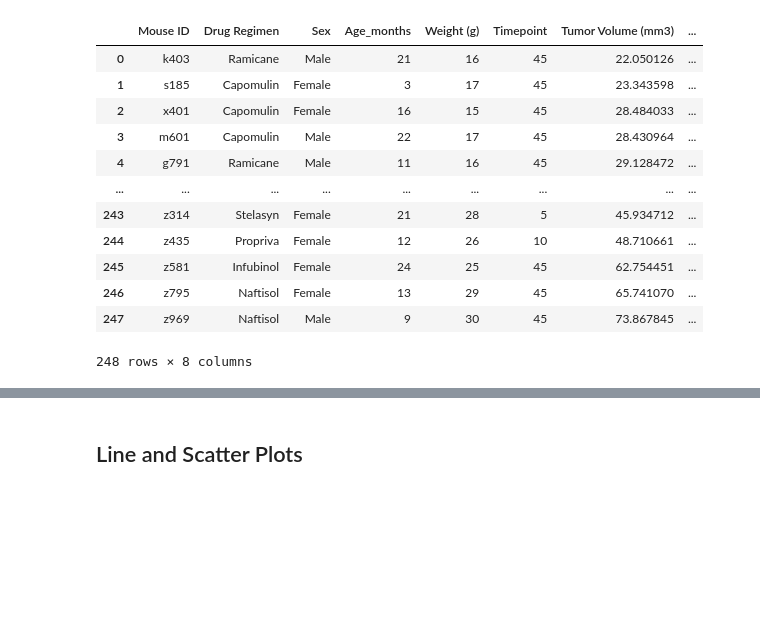
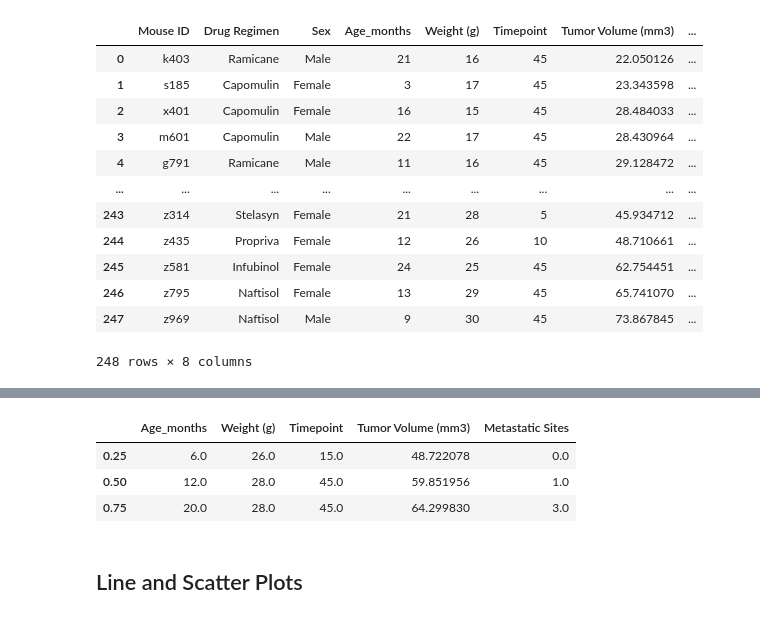
Before and after one commit to zpoeschl/matplotlib-challenge, a Jupyter notebook: Pymaceuticals/ZPoeschl_pymaceuticals.ipynb, the cells around one changed output, grey strips where cells are left out. Drawn from its saved outputs; the diff is of its cells as text; code cells hidden in the pictures; blank space fills up the shorter version.

```diff
--- a/Pymaceuticals/ZPoeschl_pymaceuticals.ipynb
+++ b/Pymaceuticals/ZPoeschl_pymaceuticals.ipynb
@@ -255,3 +210,77 @@ tumor_vol_data
+# %%
+## Put treatments into a list for for loop (and later for plot labels)
+limited_regimens = ["Capomulin", "Ramicane", "Infubinol", "Ceftamin"]
+
+## Create empty list to fill with tumor vol data (for plotting)
+tumor_vol_data = []
+
+## Locate the rows which contain mice on each drug and get the tumor volumes
+for regimen in limited_regimens:
+    tumor_vol_df = final_tumor_df.loc[(final_tumor_df["Drug Regimen"] == regimen)]
+
+    if regimen is regimen:
+        tumor_vol_data.append([tumor_vol_df])
+
+    ## Add subset
+    #Capomulin= tumor_vol_data[0]
+    #Ramicane= tumor_vol_data[1]
+    #Infubinol= tumor_vol_data[2]
+    #Ceftamin= tumor_vol_data[3]
+
+## Calculate the IQR and quantitatively determine if there are any potential outliers
+# Capomulin IQR
+for x in tumor_vol_data[0]:
+    cap_tumor_quartiles = x.quantile([.25,.5,.75])
+
+#cap_lowerq = cap_tumor_quartiles[.25]
+#cap_upperq = cap_tumor_quartiles[.75]
+#cap_iqr = cap_upperq-cap_lowerq
+
+# Ramicane IQR
+for x in tumor_vol_data[1]:
+    ram_tumor_quartiles = x.quantile([.25,.5,.75])
+
+#ram_lowerq = ram_tumor_quartiles[.25]
+#ram_upperq = ram_tumor_quartiles[.75]
+#ram_iqr = ram_upperq-cap_lowerq
+
+# Infubinol IQR
+for x in tumor_vol_data[2]:
+    inf_tumor_quartiles = x.quantile([.25,.5,.75])
+
+#inf_lowerq = inf_tumor_quartiles[.25]
+#inf_upperq = inf_tumor_quartiles[.75]
+#inf_iqr = inf_upperq-cap_lowerq
+
+# Ceftamin IQR
+for x in tumor_vol_data[3]:
+    cef_tumor_quartiles = x.quantile([.25,.5,.75])
+
+#cef_lowerq = cef_tumor_quartiles[.25]
+#cef_upperq = cef_tumor_quartiles[.75]
+#cef_iqr = cef_upperq-cap_lowerq
+
+## Determine outliers using upper and lower bounds
+# Capomulin outliers
+#cap_lower_bound = cap_lowerq - (1.5*iqr)
+#cap_upper_bound = cap_upperq + (1.5*iqr)
+
+# Ramicane outliers
+#ram_lower_bound = ram_lowerq - (1.5*iqr)
+#ram_upper_bound = ram_upperq + (1.5*iqr)
+
+# Infubinol outliers
+#inf_lower_bound = inf_lowerq - (1.5*iqr)
+#inf_upper_bound = inf_upperq + (1.5*iqr)
+
+# Ceftamin outliers
+#cef_lower_bound = cef_lowerq - (1.5*iqr)
+#cef_upper_bound = cef_upperq + (1.5*iqr)
+# %% [output]
+|  | Age_months | Weight (g) | Timepoint | Tumor Volume (mm3) | Metastatic Sites |
+| 0.25 | 6.0 | 26.0 | 15.0 | 48.722078 | 0.0 |
+| 0.50 | 12.0 | 28.0 | 45.0 | 59.851956 | 1.0 |
+| 0.75 | 20.0 | 28.0 | 45.0 | 64.299830 | 3.0 |
 # %%
 # Generate a box plot of the final tumor volume of each mouse across four regimens of interest
 # %% [markdown]
```
Also changed, not shown: parts of 6 cells of this notebook.
